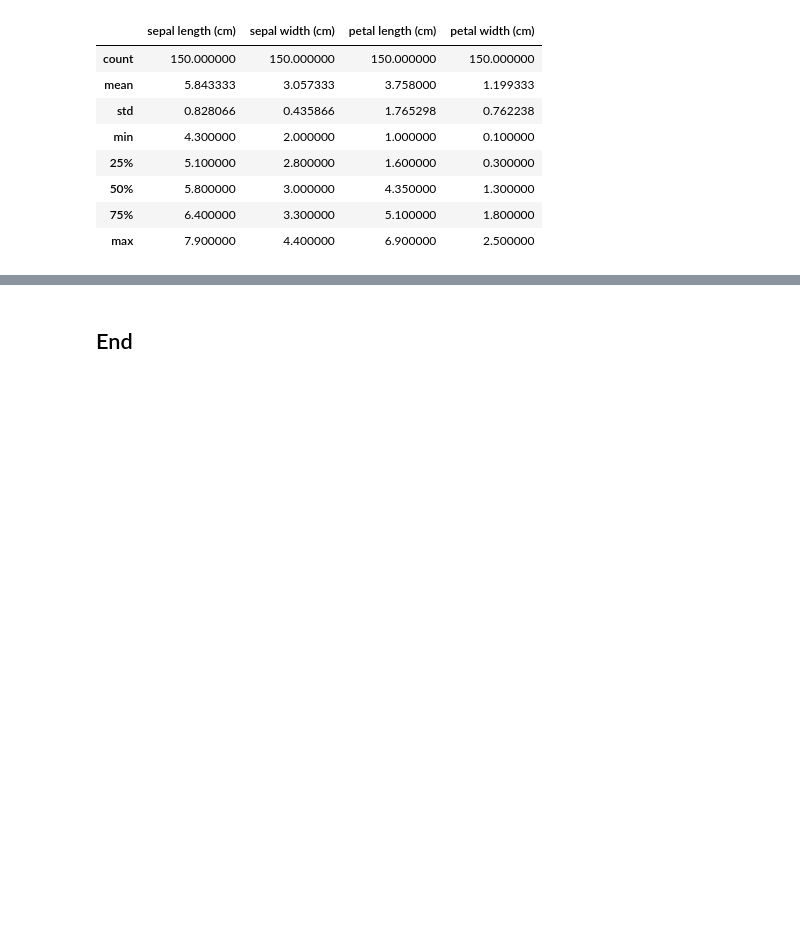
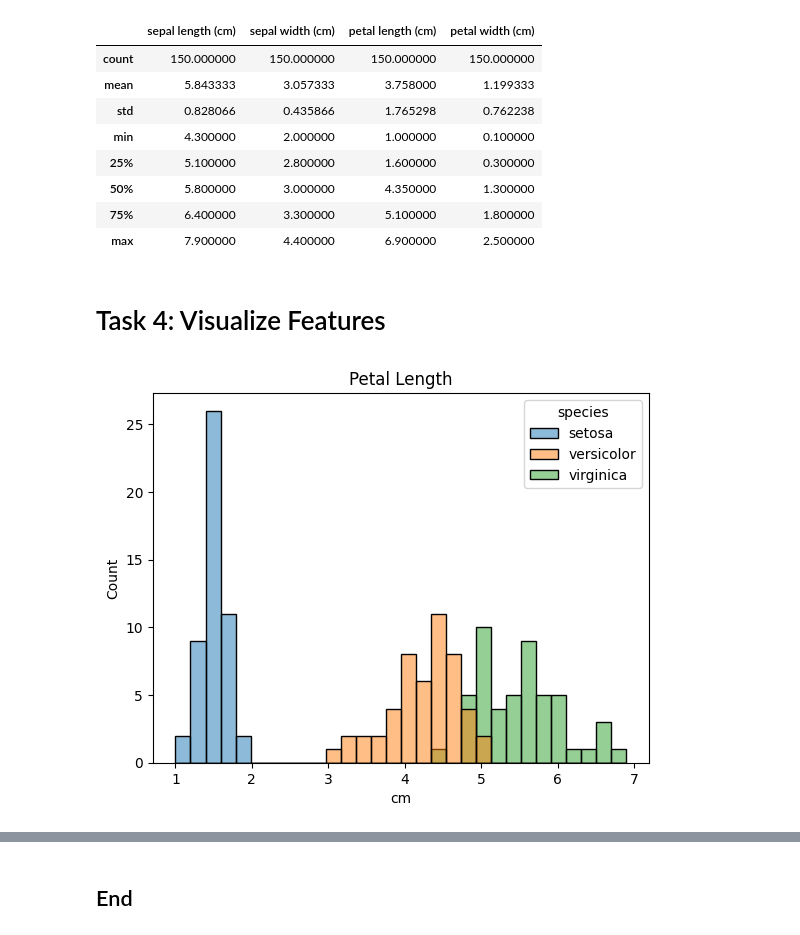
Before and after one commit to danielfinnerty/principles_of_data_analytics, a Jupyter notebook: tasks.ipynb, the cells around one changed output, grey strips where cells are left out. Drawn from its saved outputs; the diff is of its cells as text; code cells hidden in the pictures; blank space fills up the shorter version.

Commit message:
Updated Task 4: Histograms Added

```diff
--- a/tasks.ipynb
+++ b/tasks.ipynb
@@ -130,3 +130,5 @@ df.describe()
 | 50% | 5.800000 | 3.000000 | 4.350000 | 1.300000 |
 | 75% | 6.400000 | 3.300000 | 5.100000 | 1.800000 |
 | max | 7.900000 | 4.400000 | 6.900000 | 2.500000 |
+# %% [markdown]
+# Task 4: Visualize Features
@@ -132,0 +142,8 @@ df.describe()
+# %%
+# source: https://seaborn.pydata.org/generated/seaborn.histplot.html
+
+sns.histplot(data=df, x="petal length (cm)", hue = 'species', binwidth=0.2)
+plt.title('Petal Length')
+plt.xlabel('cm');
+# %% [output]
+[figure, added]
```
Also changed, not shown: parts of 4 cells of this notebook.
